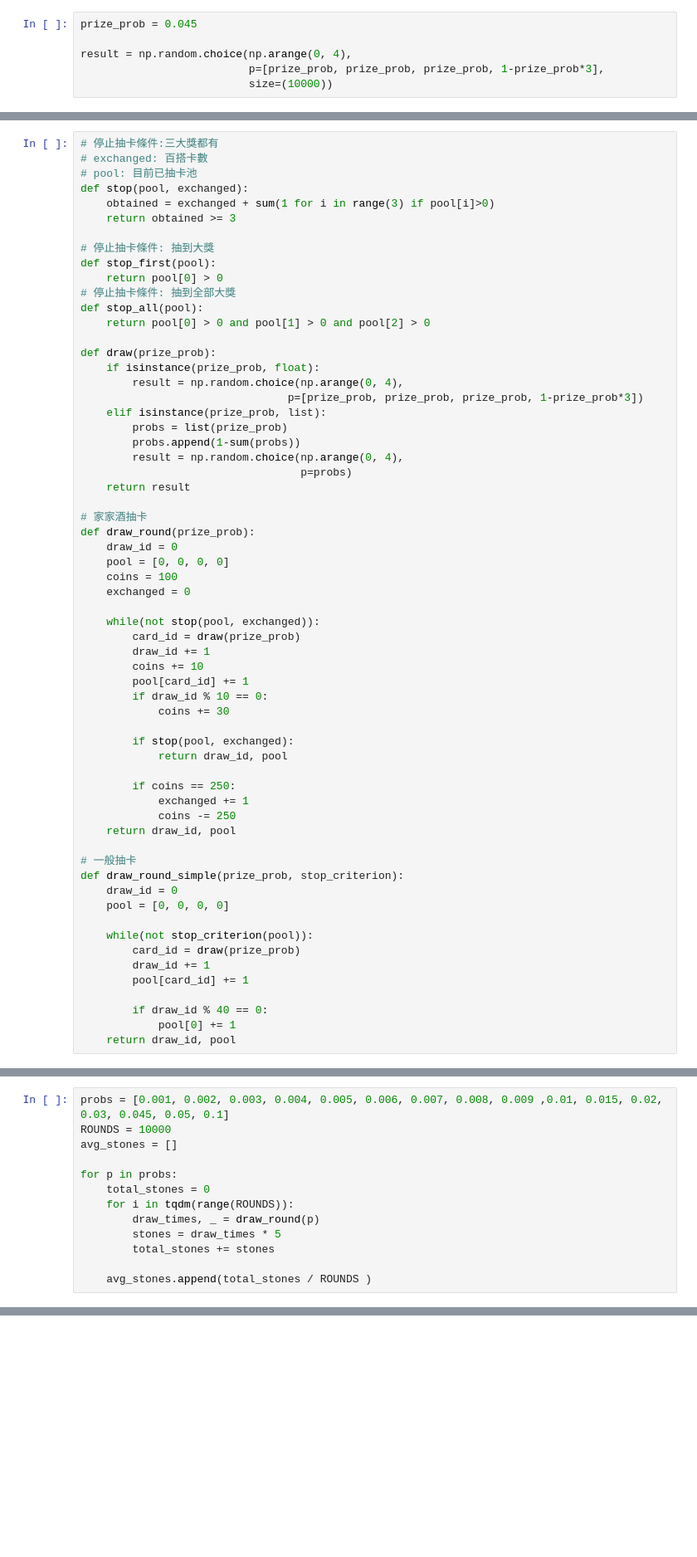
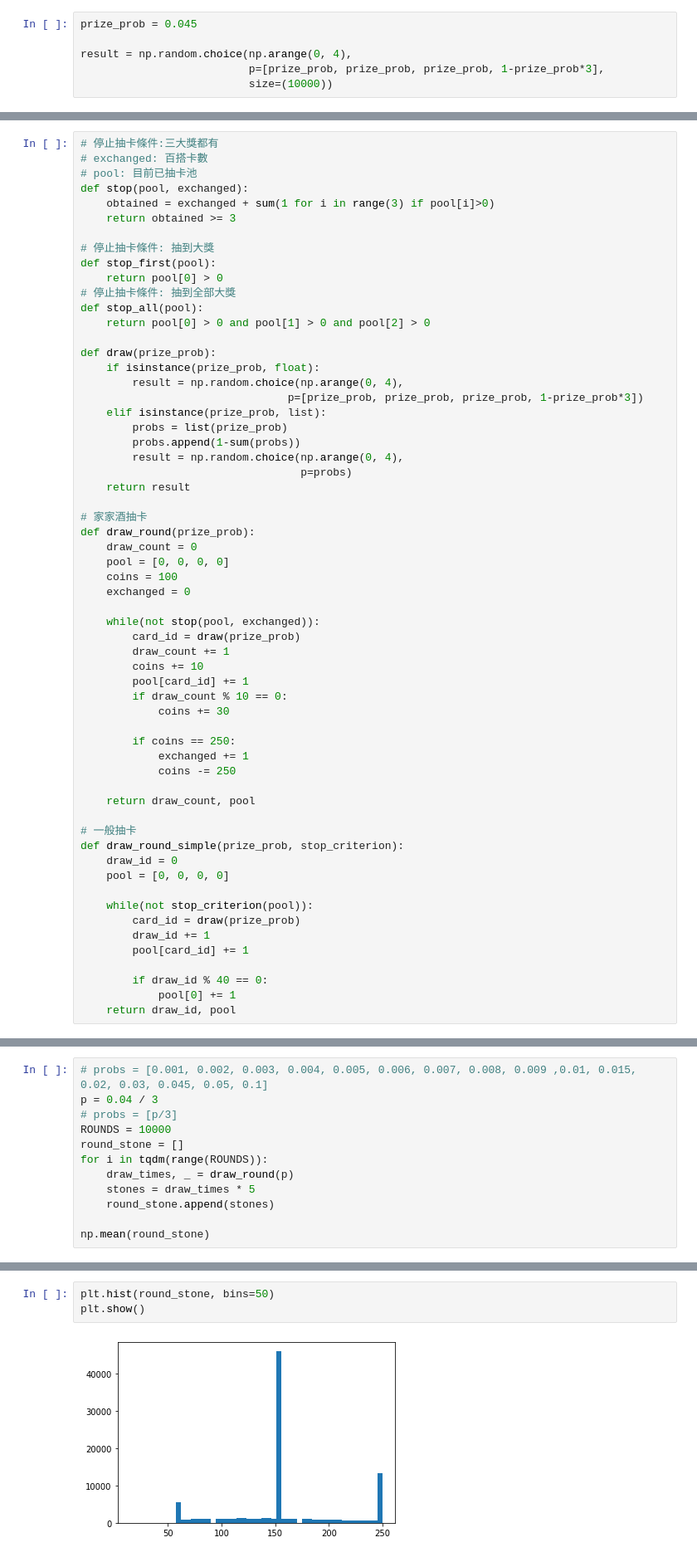
Before and after one commit to taipingeric/tos, a Jupyter notebook: Tos_SpyxFamily.ipynb, the cells around one changed output, grey strips where cells are left out. Shown at 83% size. Saved outputs shown, nothing was run; the diff lists cells and outputs as text; blank space fills up the shorter version.

```diff
--- a/Tos_SpyxFamily.ipynb
+++ b/Tos_SpyxFamily.ipynb
@@ -47,26 +47,24 @@ def draw(prize_prob):
 
 # 家家酒抽卡
 def draw_round(prize_prob):
-    draw_id = 0
+    draw_count = 0
     pool = [0, 0, 0, 0]
     coins = 100
     exchanged = 0
 
     while(not stop(pool, exchanged)):
         card_id = draw(prize_prob)
-        draw_id += 1
+        draw_count += 1
         coins += 10
         pool[card_id] += 1
-        if draw_id % 10 == 0:
+        if draw_count % 10 == 0:
             coins += 30
-
-        if stop(pool, exchanged):
-            return draw_id, pool
 
         if coins == 250:
             exchanged += 1
             coins -= 250
-    return draw_id, pool
+
+    return draw_count, pool
 
 # 一般抽卡
 def draw_round_simple(prize_prob, stop_criterion):
@@ -84,13 +84,12 @@ def draw_round_simple(prize_prob, stop_criterion):
 # %%
-probs = [0.001, 0.002, 0.003, 0.004, 0.005, 0.006, 0.007, 0.008, 0.009 ,0.01, 0.015, 0.02, 0.03, 0.045, 0.05, 0.1]
+# probs = [0.001, 0.002, 0.003, 0.004, 0.005, 0.006, 0.007, 0.008, 0.009 ,0.01, 0.015, 0.02, 0.03, 0.045, 0.05, 0.1]
+p = 0.04 / 3
+# probs = [p/3]
 ROUNDS = 10000
-avg_stones = []
+round_stone = []
+for i in tqdm(range(ROUNDS)):
+    draw_times, _ = draw_round(p)
+    stones = draw_times * 5
+    round_stone.append(stones)
 
-for p in probs:
-    total_stones = 0
-    for i in tqdm(range(ROUNDS)):
-        draw_times, _ = draw_round(p)
-        stones = draw_times * 5
-        total_stones += stones
-
-    avg_stones.append(total_stones / ROUNDS )
+np.mean(round_stone)
@@ -96,0 +98,5 @@ for p in probs:
+# %%
+plt.hist(round_stone, bins=50)
+plt.show()
+# %% [output]
+[figure, added]
```
Also changed, not shown: parts of 8 cells of this notebook.
